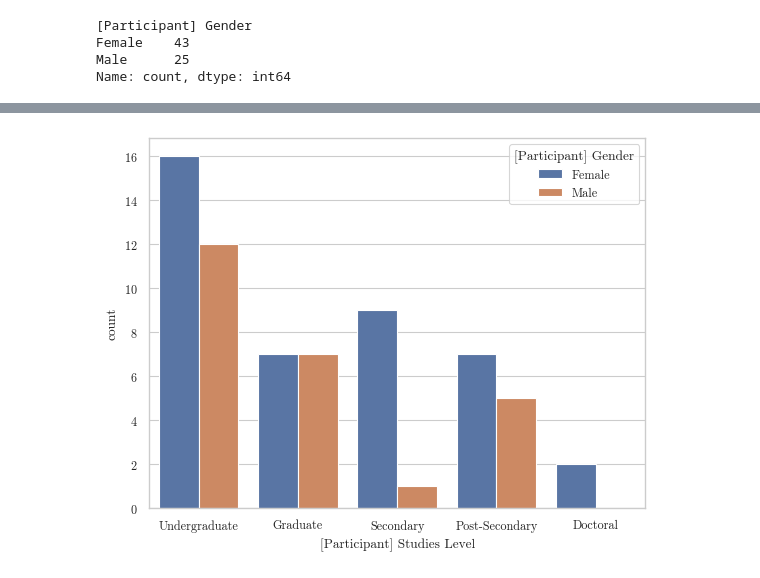
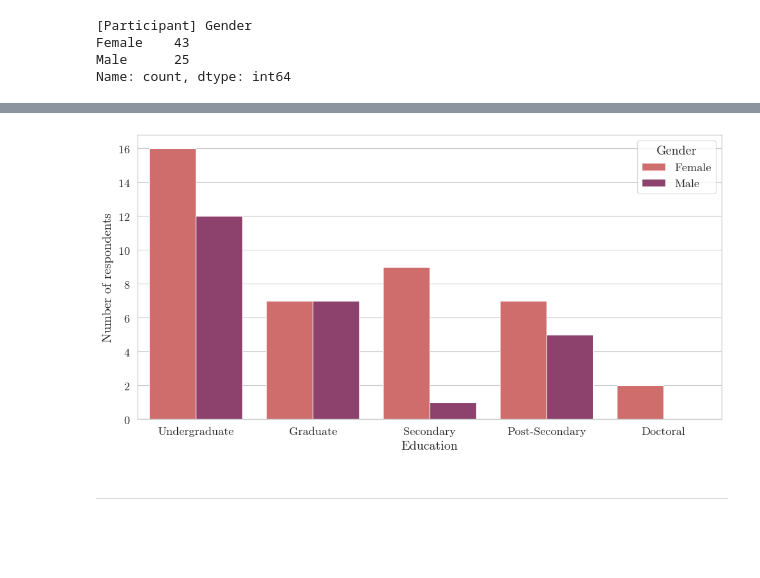
Before and after one commit to arpadgabor/credee, a Jupyter notebook: notebooks/demographics.ipynb, the cells around one changed output, grey strips where cells are left out. Cells and saved outputs as stored; diff of their text form; code cells hidden in the pictures; blank space fills up the shorter version.

```diff
--- a/notebooks/demographics.ipynb
+++ b/notebooks/demographics.ipynb
@@ -113,4 +135,12 @@ plot = sns.countplot(data=data[[fake_news_ability, gender]], x=fake_news_ability
-# %%
-plot = sns.countplot(data=data[[study_level, gender]], x=study_level, hue=gender)
-# %% [output]
-[figure, removed]
+# %%
+plot = sns.countplot(data=data[[study_level, gender]], x=study_level, hue=gender, palette="flare")
+plt.tight_layout(pad=0, w_pad=0, h_pad=0)
+plot.figure.set_size_inches(10, 5)
+plot.legend_.set_title("Gender")
+plot.set_xlabel("Education")
+plot.set_ylabel("Number of respondents")
+save_figure("respondents_by_education_and_gender")
+# %% [output]
+[figure, added]
+# %% [markdown]
+----
```
Also changed, not shown: parts of 34 cells of this notebook, 8 other files.
